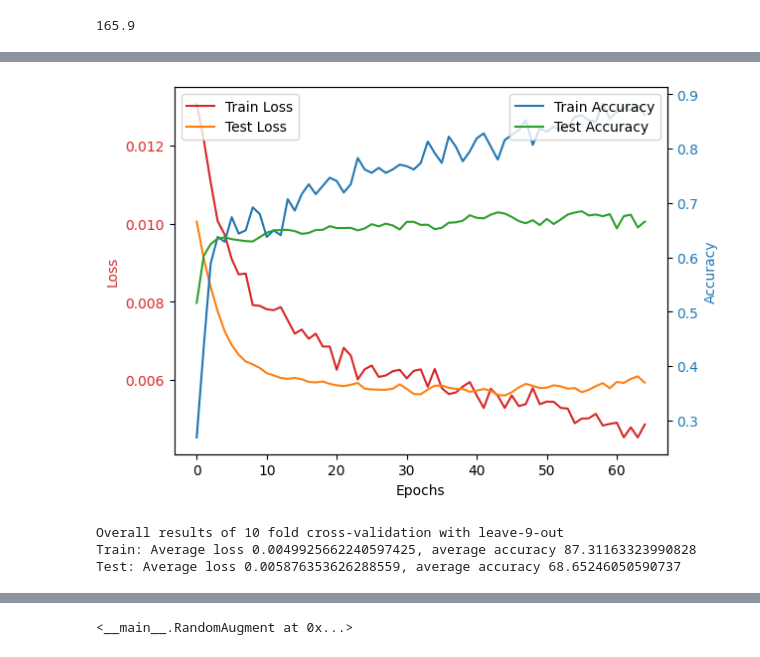
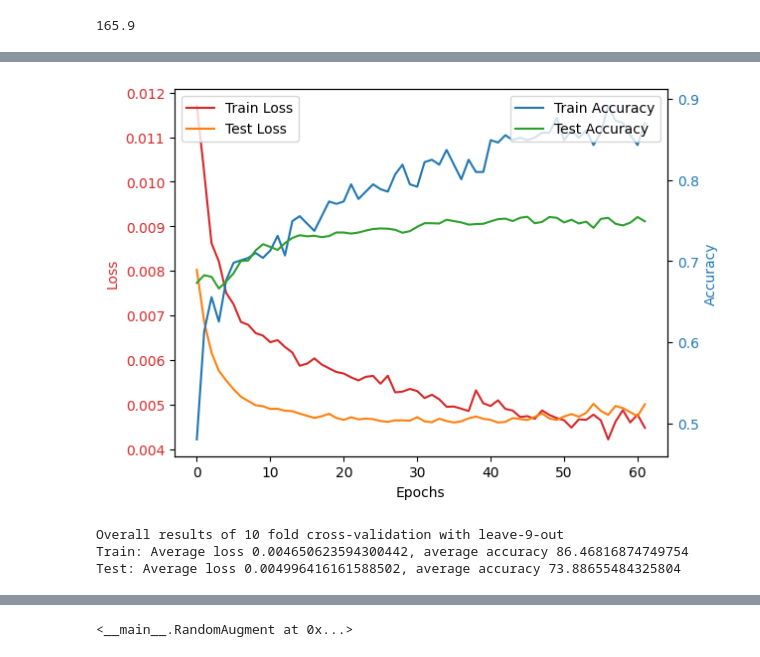
Before and after one commit to MattyAB/ecg_transfer, a Jupyter notebook: ecg.ipynb, the cells around one changed output, grey strips where cells are left out. Saved outputs shown, nothing was run; the diff lists cells and outputs as text; code cells hidden in the pictures.

```diff
--- a/ecg.ipynb
+++ b/ecg.ipynb
@@ -125,7 +166,7 @@ trainparams.k=10
 trainparams.m=9
 trainparams.early_stopping=20
 
-history = train_kfold_transfer_model(dataset_12lead, trainparams, Transfer1LSTMModel, buffer=buffer, test=False)
+history = train_kfold_transfer_model(dataset_12lead, trainparams, TransferFCModel, buffer=buffer, test=False)
 
 plot_tt_graph(history, idx=0)
 display_results(history, trainparams=trainparams)
@@ -150,5 +191,5 @@ Early stopping triggered after epoch 42
-[figure, old version]
+[figure, new version]
 Overall results of 10 fold cross-validation with leave-9-out
-Train: Average loss 0.0049925662240597425, average accuracy 87.31163323990828
-Test: Average loss 0.005876353626288559, average accuracy 68.65246050590737
+Train: Average loss 0.004650623594300442, average accuracy 86.46816874749754
+Test: Average loss 0.004996416161588502, average accuracy 73.88655484325804
 # %%
```
Also changed, not shown: parts of 7 cells of this notebook, 2 other files.
